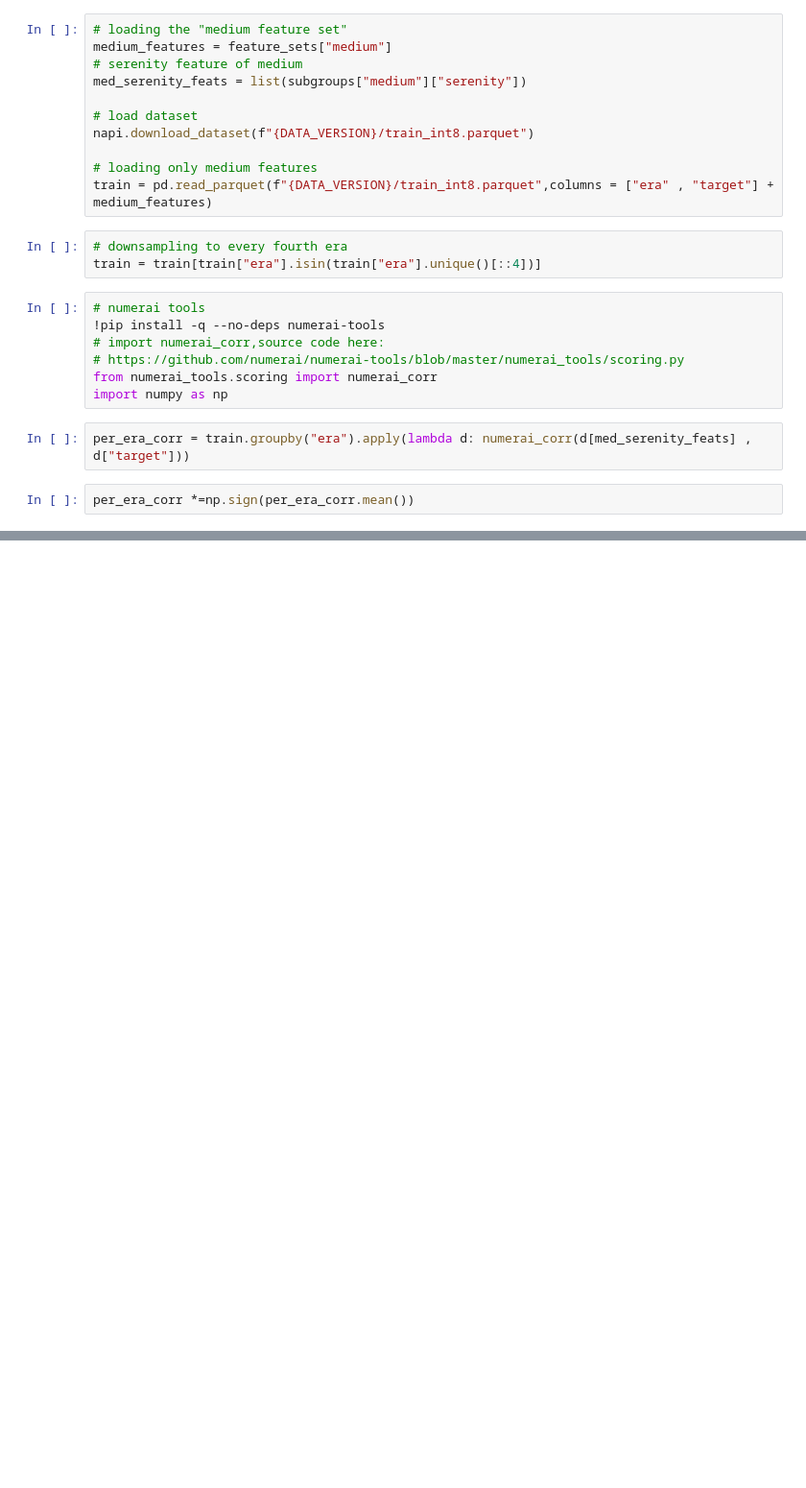
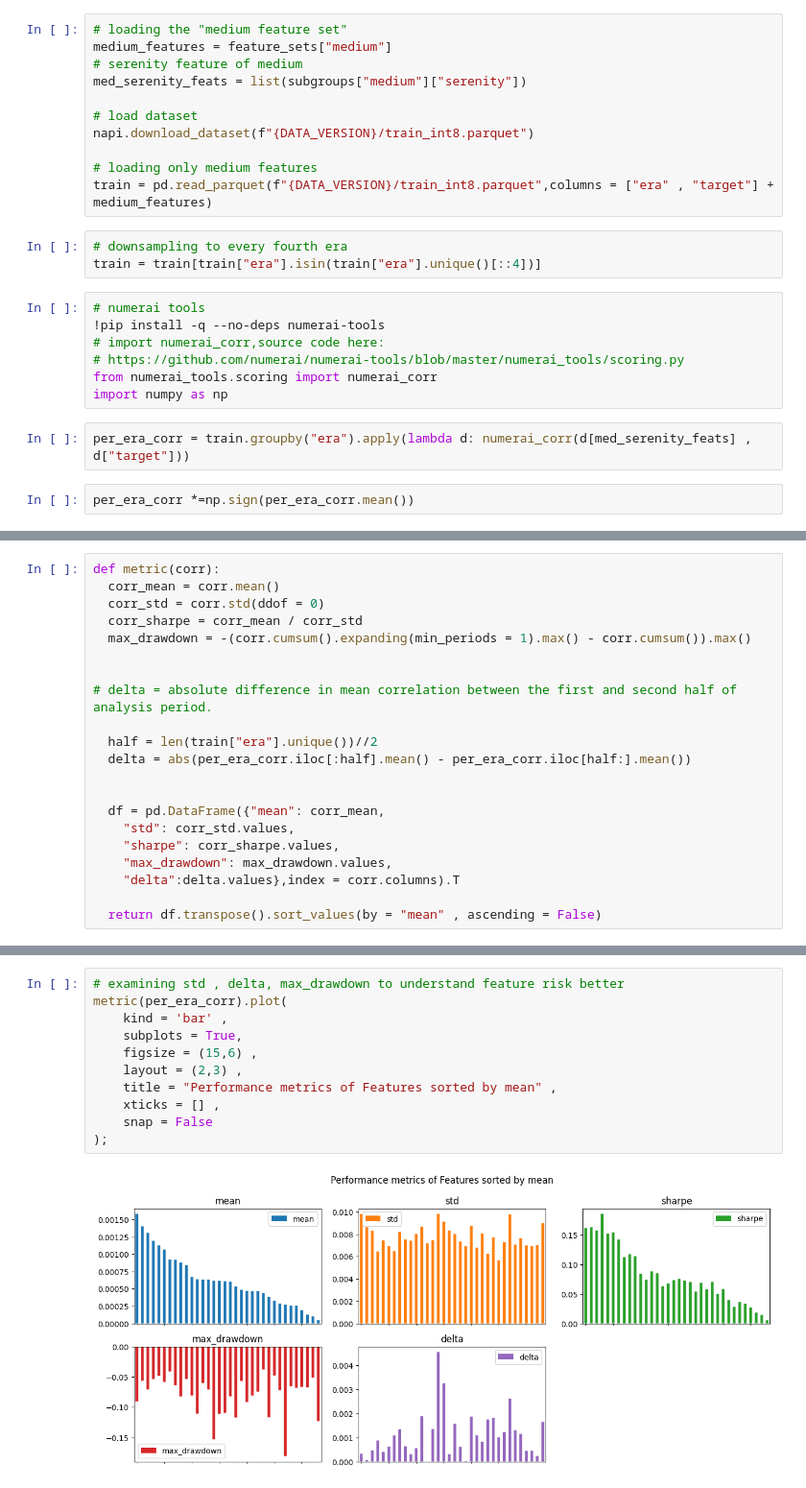
Before and after one commit to Pankaj-2003/Numerai_Models, a Jupyter notebook: feature_neutralization.ipynb, the cells around one changed output, grey strips where cells are left out. Shown at 96% size. Saved outputs shown, nothing was run; the diff lists cells and outputs as text; blank space fills up the shorter version.

Commit message:
explored feature risks

```diff
--- a/feature_neutralization.ipynb
+++ b/feature_neutralization.ipynb
@@ -88,0 +89,21 @@ per_era_corr.cumsum().plot(title = "Cummulative Absolute Value CORR of Features
+# %%
+def metric(corr):
+  corr_mean = corr.mean()
+  corr_std = corr.std(ddof = 0)
+  corr_sharpe = corr_mean / corr_std
+  max_drawdown = -(corr.cumsum().expanding(min_periods = 1).max() - corr.cumsum()).max()
+
+
+# delta = absolute difference in mean correlation between the first and second half of analysis period.
+
+  half = len(train["era"].unique())//2
+  delta = abs(per_era_corr.iloc[:half].mean() - per_era_corr.iloc[half:].mean())
+
+
+  df = pd.DataFrame({"mean": corr_mean,
+    "std": corr_std.values,
+    "sharpe": corr_sharpe.values,
+    "max_drawdown": max_drawdown.values,
+    "delta":delta.values},index = corr.columns).T
+
+  return df.transpose().sort_values(by = "mean" , ascending = False)
@@ -88,0 +136,13 @@ per_era_corr.cumsum().plot(title = "Cummulative Absolute Value CORR of Features
+# %%
+# examining std , delta, max_drawdown to understand feature risk better
+metric(per_era_corr).plot(
+    kind = 'bar' ,
+    subplots = True,
+    figsize = (15,6) ,
+    layout = (2,3) ,
+    title = "Performance metrics of Features sorted by mean" ,
+    xticks = [] ,
+    snap = False
+);
+# %% [output]
+[figure, added]
```
Also changed, not shown: parts of 4 cells of this notebook.
